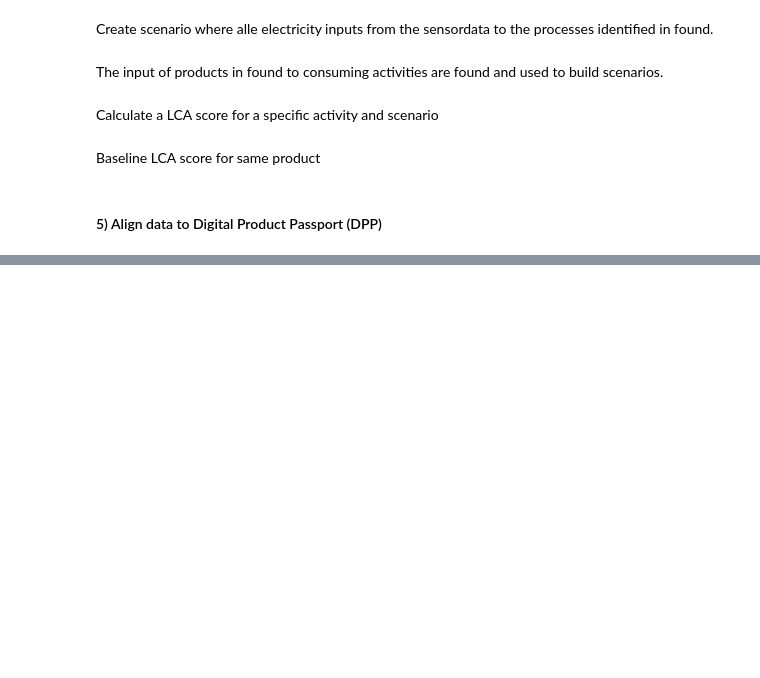
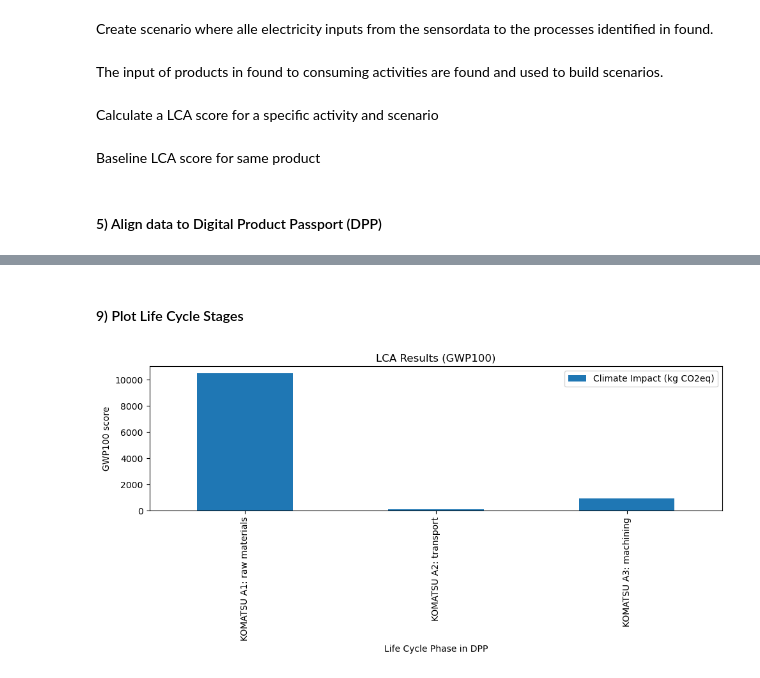
Before and after one commit to 20lca/reed, a Jupyter notebook: scripts/01_REED_analysis.ipynb, the cells around one changed output, grey strips where cells are left out. Cells and saved outputs as stored; diff of their text form; code cells hidden in the pictures; blank space fills up the shorter version.

```diff
--- a/scripts/01_REED_analysis.ipynb
+++ b/scripts/01_REED_analysis.ipynb
@@ -324,0 +340,8 @@ def plot_contribution(df,
+# %%
+komatsu_processes = {
+    "KOMATSU total": reed.get(name='KOMATSU total', location="GB", unit='unit'),
+    "KOMATSU A1: raw materials": reed.get(name='KOMATSU A1: raw materials', location="GB", unit='unit'),
+    "KOMATSU A2: transport": reed.get(name='KOMATSU A2: transport', location="GB", unit='unit'),
+    "KOMATSU A3: machining": reed.get(name='KOMATSU A3: machining', location="GB", unit='unit'),
+
+}
@@ -329,0 +364,3 @@ display(df_results)
+# %%
+df_komatsu_results = lca_score(komatsu_processes, config.lcia_gwp100)
+display(df_komatsu_results)
@@ -330,11 +411,18 @@ display(df_results)
+# %% [markdown]
+#### 9) Plot Life Cycle Stages
 # %%
-df_plot = df_results.set_index("Process")
+df_plot = df_komatsu_results.set_index("Process")
+
+# Remove the row
+df_plot = df_plot.drop("KOMATSU total", errors="ignore")
 
 ax = df_plot.plot(kind="bar", figsize=(10, 5))
 
 ax.set_title("LCA Results (GWP100)")
-ax.set_xlabel("Process")
+ax.set_xlabel("Life Cycle Phase in DPP")
 ax.set_ylabel("GWP100 score")
 
 plt.tight_layout()
 plt.show()
+# %% [output]
+[figure, added]
```
Also changed, not shown: parts of 43 cells of this notebook, 1 other file.
